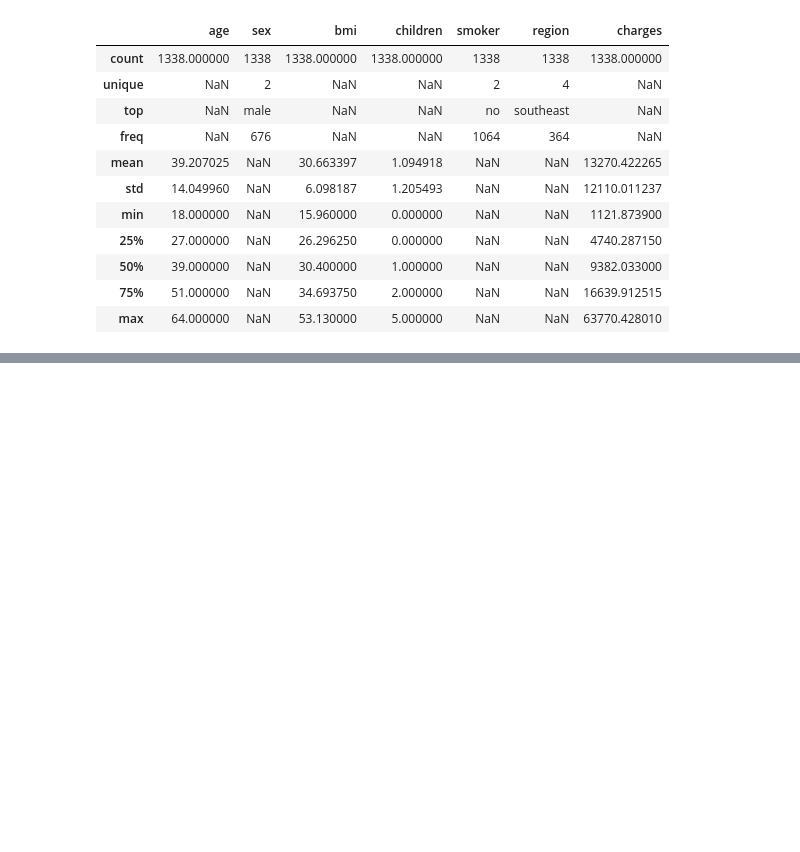
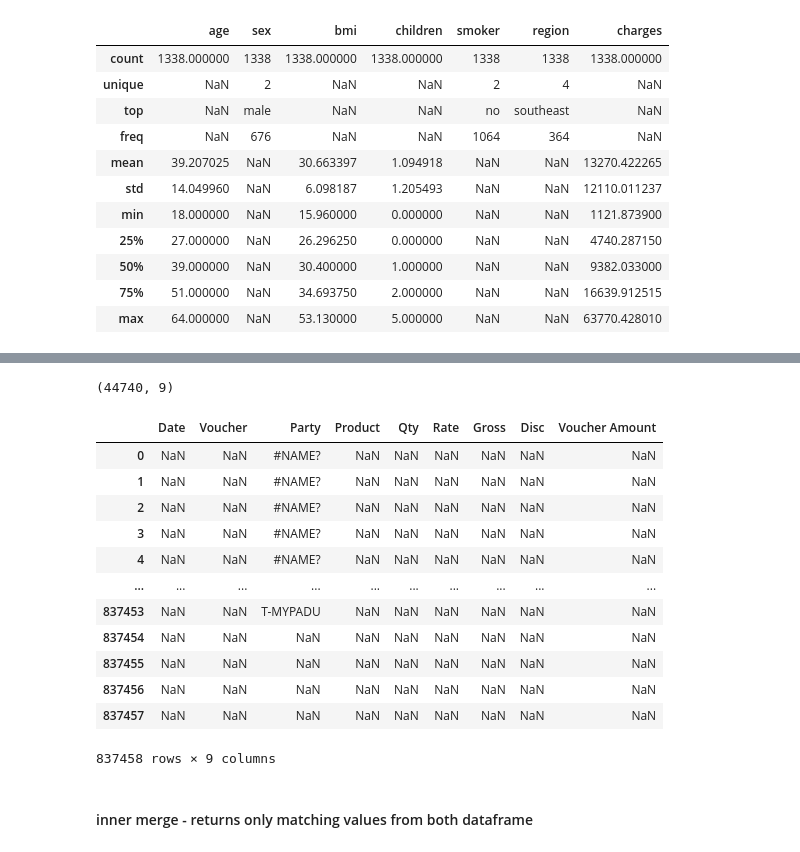
Before and after one commit to Smita2597/ds-repo, a Jupyter notebook: Pandas/Pandas Data Analysis.ipynb, the cells around one changed output, grey strips where cells are left out. Drawn from its saved outputs; the diff is of its cells as text; code cells hidden in the pictures; blank space fills up the shorter version.

```diff
--- a/Pandas/Pandas Data Analysis.ipynb
+++ b/Pandas/Pandas Data Analysis.ipynb
@@ -686,0 +1188,23 @@ insurance.describe(include='all')
+# %%
+sales_2018.shape
+# %% [output]
+(44740, 9)
+# %%
+sales_merge = pd.merge(sales_2017,sales_2018)
+sales_merge
+# %% [output]
+|  | Date | Voucher | Party | Product | Qty | Rate | Gross | Disc | Voucher Amount |
+| 0 | NaN | NaN | #NAME? | NaN | NaN | NaN | NaN | NaN | NaN |
+| 1 | NaN | NaN | #NAME? | NaN | NaN | NaN | NaN | NaN | NaN |
+| 2 | NaN | NaN | #NAME? | NaN | NaN | NaN | NaN | NaN | NaN |
+| 3 | NaN | NaN | #NAME? | NaN | NaN | NaN | NaN | NaN | NaN |
+| 4 | NaN | NaN | #NAME? | NaN | NaN | NaN | NaN | NaN | NaN |
+| ... | ... | ... | ... | ... | ... | ... | ... | ... | ... |
+| 837453 | NaN | NaN | T-MYPADU | NaN | NaN | NaN | NaN | NaN | NaN |
+| 837454 | NaN | NaN | NaN | NaN | NaN | NaN | NaN | NaN | NaN |
+| 837455 | NaN | NaN | NaN | NaN | NaN | NaN | NaN | NaN | NaN |
+| 837456 | NaN | NaN | NaN | NaN | NaN | NaN | NaN | NaN | NaN |
+| 837457 | NaN | NaN | NaN | NaN | NaN | NaN | NaN | NaN | NaN |
+837458 rows × 9 columns
+# %% [markdown]
+#### inner merge - returns only matching values from both dataframe
```
Also changed, not shown: parts of 82 cells of this notebook.
